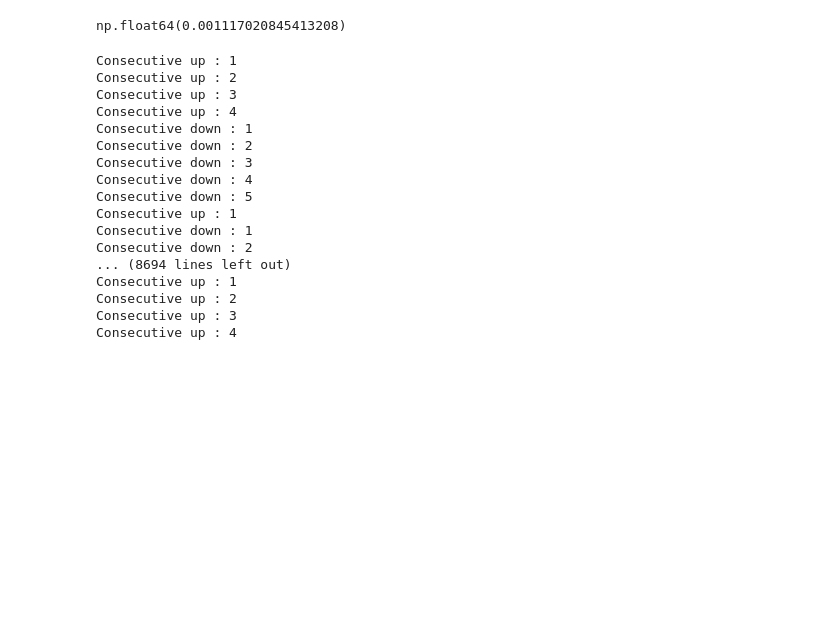
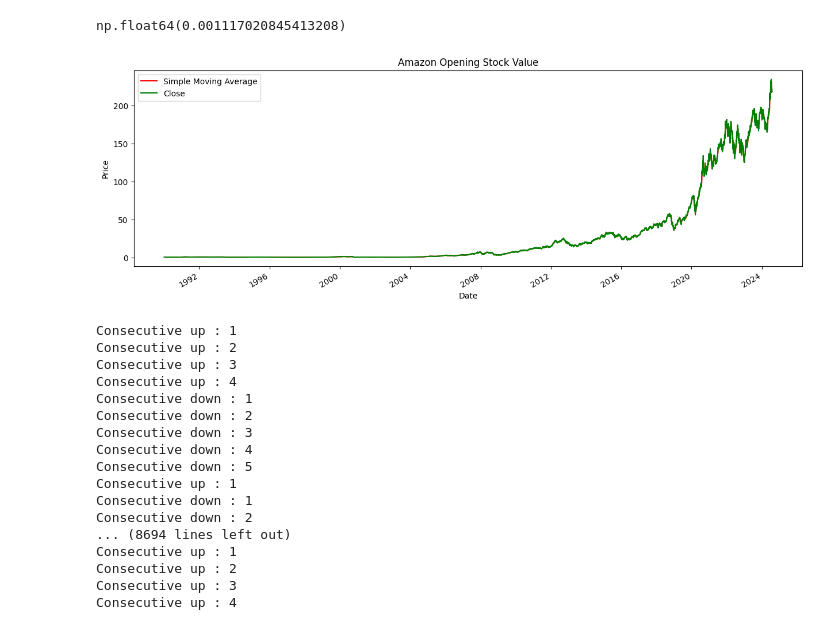
Before and after one commit to Jim-Chiew/profun_stock_analyser, a Jupyter notebook: Poh_Loon/STOCK MARKET ANALYSIS.ipynb, the cells around one changed output. Cells and saved outputs as stored; diff of their text form; code cells hidden in the pictures; blank space fills up the shorter version.

```diff
--- a/Poh_Loon/STOCK MARKET ANALYSIS.ipynb
+++ b/Poh_Loon/STOCK MARKET ANALYSIS.ipynb
@@ -90,4 +92,21 @@ data.head()
 data['Close'][2] - data['Close'][1]
 # %% [output]
 np.float64(0.001117020845413208)
+# %%
+%matplotlib inline
+plt.ion()
+
+data.plot(x='Date', y=['Simple Moving Average', 'Close'], figsize=(15, 5),
+          color=['red', 'green'])
+
+
+
+plt.legend(['Simple Moving Average', 'Close'])
+plt.ylabel('Price')
+plt.xlabel('Date')
+plt.title("Amazon Opening Stock Value")
+
+plt.show()
+# %% [output]
+[figure, added]
 # %%
```
Also changed, not shown: parts of 5 cells of this notebook.
